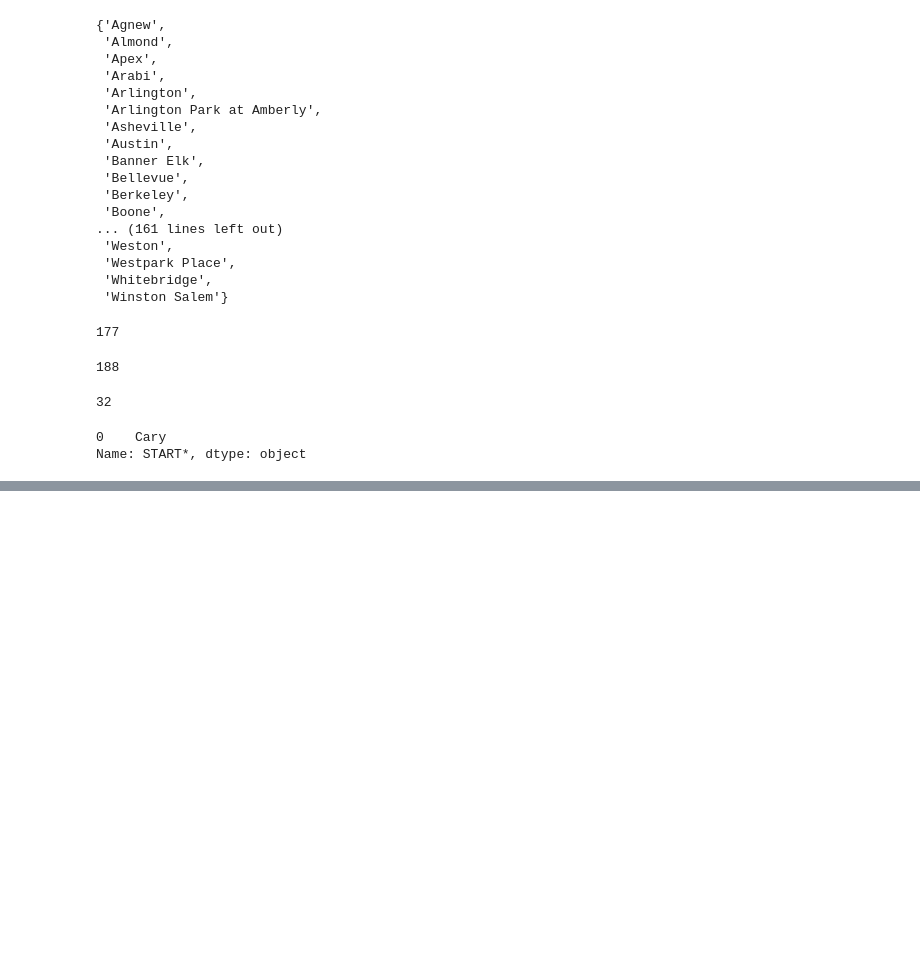
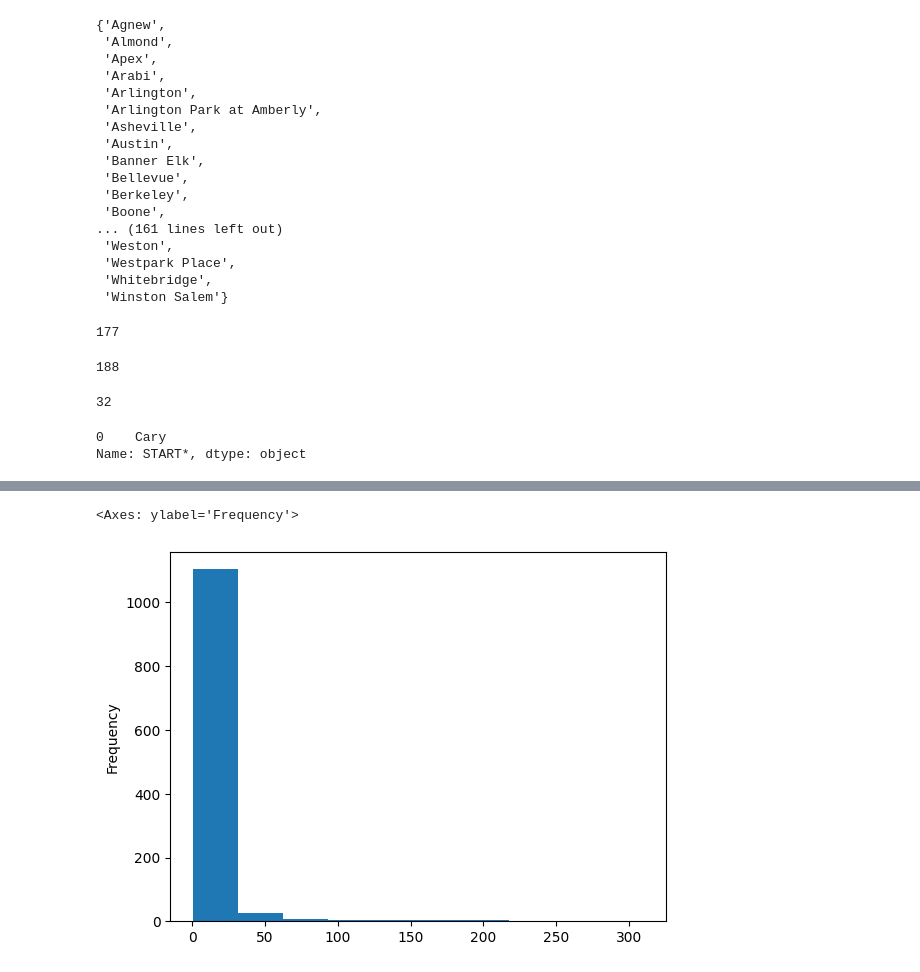
Before and after one commit to gtksolutionstraining/CodinGrad-FDS-3, a Jupyter notebook: Uber Analysis.ipynb, the cells around one changed output, grey strips where cells are left out. Cells and saved outputs as stored; diff of their text form; code cells hidden in the pictures; blank space fills up the shorter version.

```diff
--- a/Uber Analysis.ipynb
+++ b/Uber Analysis.ipynb
@@ -110,0 +131,5 @@ TypeError: no numeric data to plot
+# %%
+uber_data['MILES*'].plot.hist()
+# %% [output]
+<Axes: ylabel='Frequency'>
+[figure, added]
```
Also changed, not shown: parts of 21 cells of this notebook, 1 other file.
